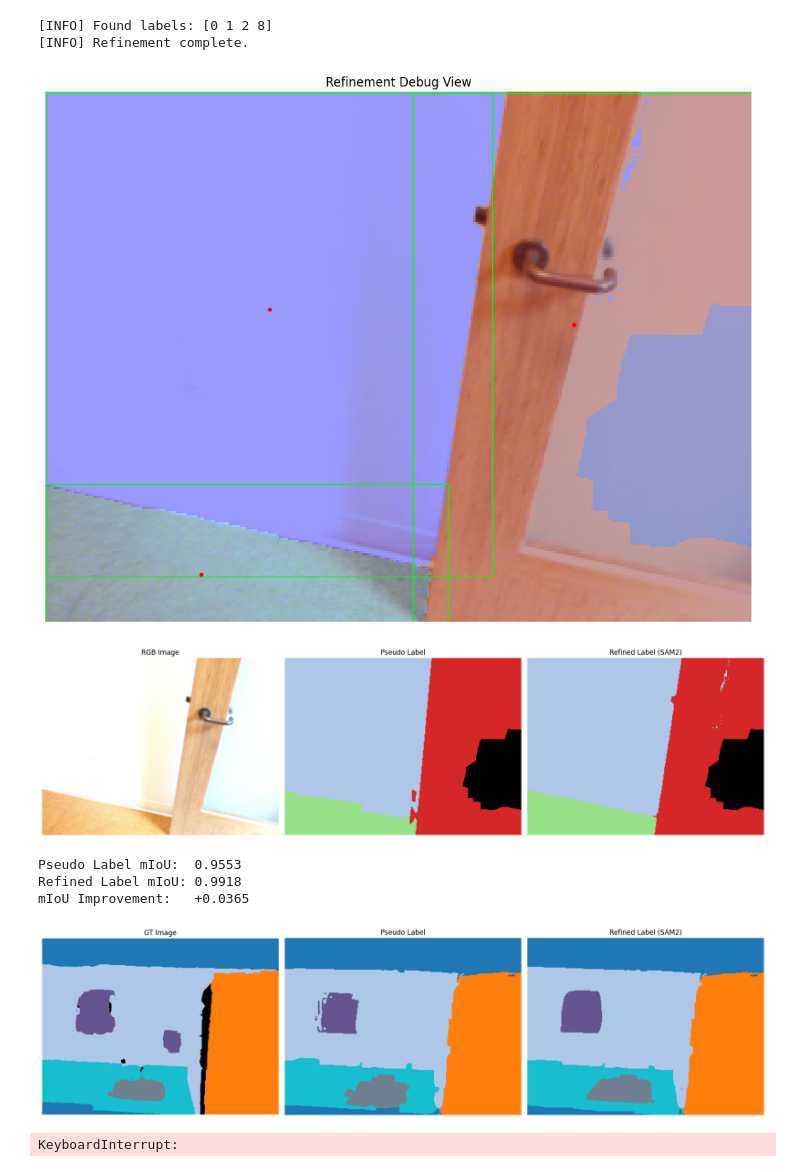
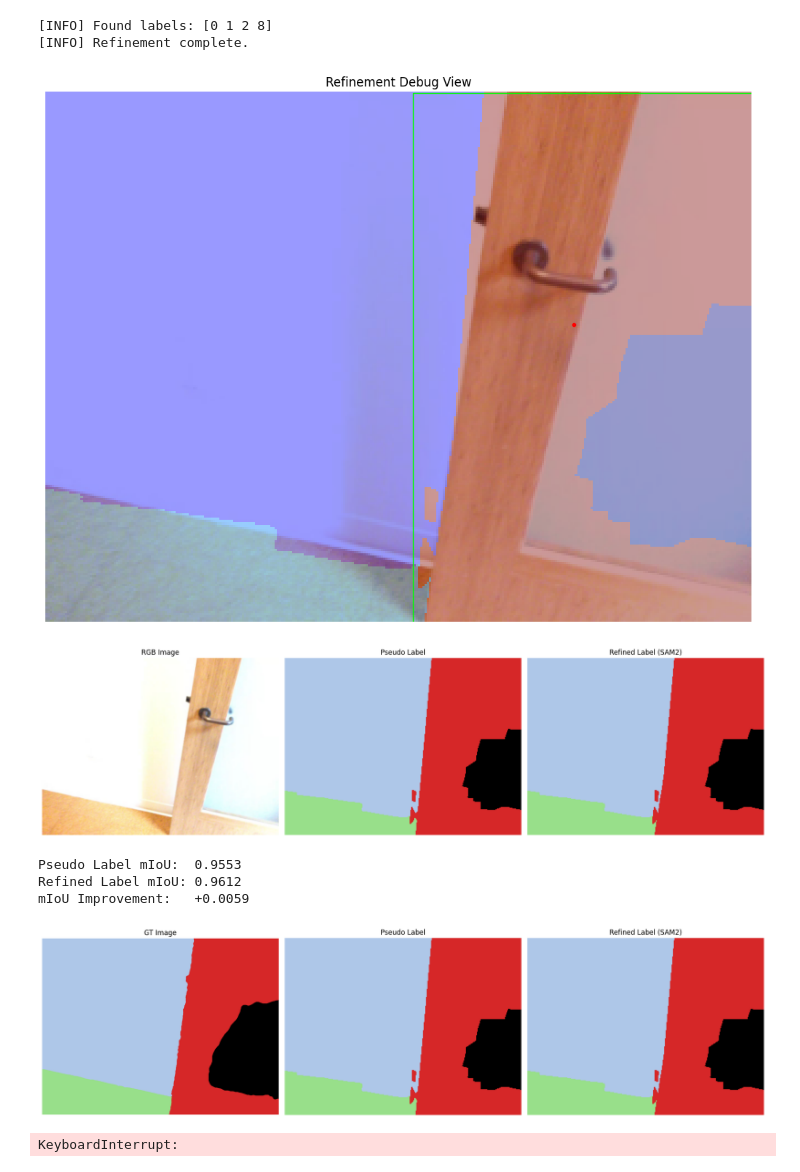
Before and after one commit to aislabunimi/domain.adaptation.3D, a Jupyter notebook: SamRefinement/main.ipynb, the cells around one changed output. Cells and saved outputs as stored; diff of their text form; code cells hidden in the pictures.

Commit message:
Exlude labels

```diff
--- a/SamRefinement/main.ipynb
+++ b/SamRefinement/main.ipynb
@@ -14,35 +14,35 @@ def rgb_to_class_index(rgb_image, class_colors, tolerance=5):
         class_map[mask] = class_idx
     return class_map
 
 def labels_to_rgb(label_img,class_colors):
     """Convert label indices (H, W) to RGB image using predefined colormap."""
     sem_new = np.zeros((label_img.shape[0], label_img.shape[1], 3), dtype=np.uint8)
     for i in range(41):  # self.max_classes is 41
         sem_new[label_img == i] = class_colors[i]
     return sem_new
 # === Static Paths ===
 mapping = np.genfromtxt("nyu40_segmentation_mapping.csv", delimiter=",")[1:, 1:4]
 class_colors = mapping
 image_path = "./test_db/color/1215.jpg"         # Path to RGB image
 pseudo_mask_path = "./test_db/pseudo/1215.png"   # Path to pseudo label (color)
 
 pseudo_bgr = cv2.imread(pseudo_mask_path)
 pseudo_rgb = cv2.cvtColor(pseudo_bgr, cv2.COLOR_BGR2RGB)
 model_path = "sam2_b.pt"         # Path to SAM2 model weights
 
 # === Load Inputs ===
 image_bgr = cv2.imread(image_path)
 image_rgb = cv2.cvtColor(image_bgr, cv2.COLOR_BGR2RGB)
 image_rgb= cv2.resize(image_rgb,(320,240),interpolation=cv2.INTER_AREA)
 pseudo_mask = rgb_to_class_index(pseudo_rgb, class_colors)
 
 # === Refine ===
-refiner = SAM2RefinerMixed()
+refiner = SAM2RefinerMixed(skip_labels=[1, 2])
 refined_mask = refiner.refine(image_rgb, pseudo_mask)
 # %% [output]
 [INFO] Found labels: [0 1 2 8]
 [INFO] Refinement complete.
-[figure, old version]
+[figure, new version]
 # %%
 # === Display ===
 fig, axs = plt.subplots(1, 3, figsize=(18, 6))
@@ -62,7 +62,7 @@ axs[2].axis("off")
 plt.tight_layout()
 plt.show()
 # %% [output]
-[figure, old version]
+[figure, new version]
 # %%
 import numpy as np
 
@@ -116,8 +116,8 @@ improvement = miou_refined - miou_pseudo
 print(f"mIoU Improvement:   {improvement:+.4f}")
 # %% [output]
 Pseudo Label mIoU:  0.9553
-Refined Label mIoU: 0.9918
-mIoU Improvement:   +0.0365
+Refined Label mIoU: 0.9612
+mIoU Improvement:   +0.0059
 # %%
 fig, axs = plt.subplots(1, 3, figsize=(18, 6))
 
@@ -136,7 +136,7 @@ axs[2].axis("off")
 plt.tight_layout()
 plt.show()
 # %% [output]
-[figure, old version]
+[figure, new version]
 # %%
 from ultralytics import SAM
 from PIL import Image
```
Also changed, not shown: 1 other file.
